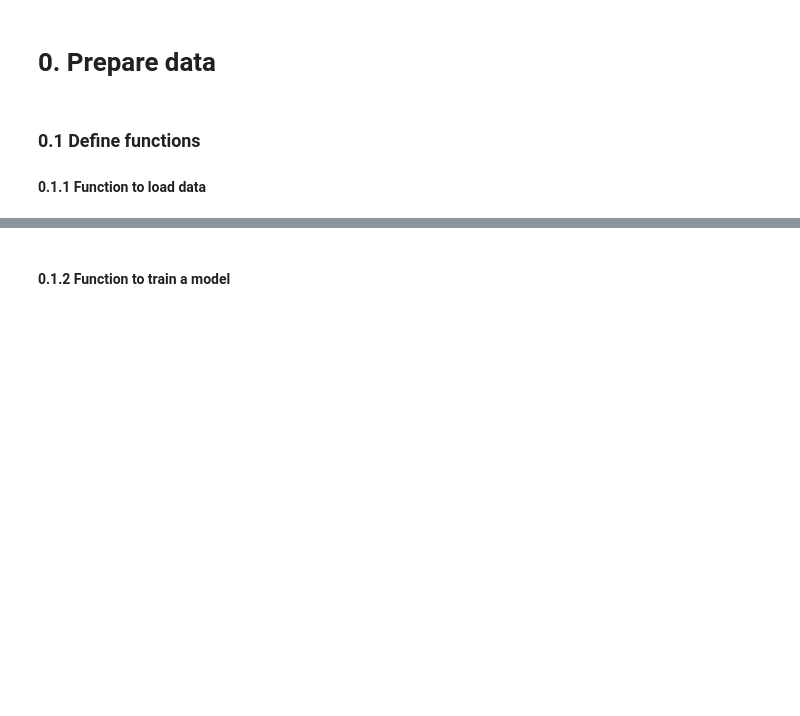
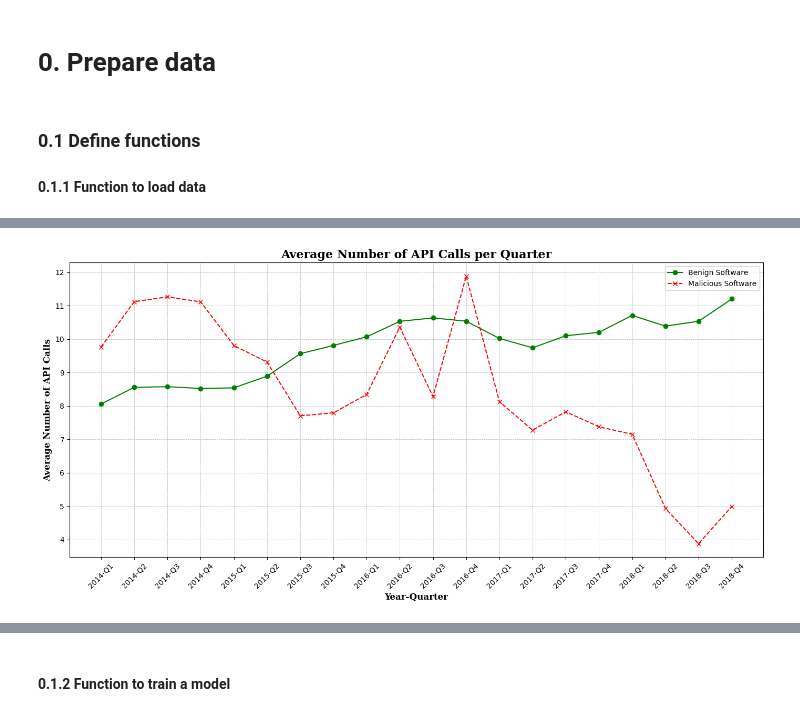
Before and after one commit to changjoon-park/kings-project, a Jupyter notebook: data/project.ipynb, the cells around one changed output, grey strips where cells are left out. Saved outputs shown, nothing was run; the diff lists cells and outputs as text; code cells hidden in the pictures; blank space fills up the shorter version.

```diff
--- a/data/project.ipynb
+++ b/data/project.ipynb
@@ -48,7 +48,7 @@ def load_metadata(dataset_path):
 dataset_path = './extended-features/'
 
 # Load the data
-X, feature_names = load_X(dataset_path, reduced=True)
+X, feature_names = load_X(dataset_path, reduced=False)
 y = load_y(dataset_path)
 metadata = load_metadata(dataset_path)
 
@@ -136,0 +144,11 @@ Total malicious: 26387 (10.18%)
+# %%
+# Print a few examples of the combined data
+print("\nSample of combined data with API call counts:")
+for entry in combined_api_data[:5]:
+    print(entry)
+# You can also create a DataFrame for further analysis
+import pandas as pd
+
+df = pd.DataFrame(combined_api_data)
+print("\nDataFrame with API call counts and categories:")
+print(df.head())
@@ -136,0 +229,41 @@ Total malicious: 26387 (10.18%)
+# %%
+import matplotlib.pyplot as plt
+
+# Calculate the average number of API calls per quarter and category
+quarterly_api_calls = defaultdict(lambda: {'benign': [], 'malicious': []})
+
+for entry in combined_api_data:
+    quarterly_api_calls[entry['quarter']][entry['category']].append(entry['api_call_count'])
+
+average_api_calls = {
+    quarter: {
+        'benign': np.mean(values['benign']) if values['benign'] else 0,
+        'malicious': np.mean(values['malicious']) if values['malicious'] else 0
+    }
+    for quarter, values in quarterly_api_calls.items()
+}
+
+# Sort the quarters
+quarters = sorted(average_api_calls.keys())
+
+# Extract the data for plotting
+benign_averages = [average_api_calls[q]['benign'] for q in quarters]
+malicious_averages = [average_api_calls[q]['malicious'] for q in quarters]
+
+# Plotting the data
+plt.figure(figsize=(14, 7))
+plt.plot(quarters, benign_averages, marker='o', linestyle='-', color='green', label='Benign Software')
+plt.plot(quarters, malicious_averages, marker='x', linestyle='--', color='red', label='Malicious Software')
+plt.xlabel('Year-Quarter', fontsize=12, fontweight='bold', family='serif')
+plt.ylabel('Average Number of API Calls', fontsize=12, fontweight='bold', family='serif')
+plt.title('Average Number of API Calls per Quarter', fontsize=16, fontweight='bold', family='serif')
+plt.legend()
+plt.grid(True, linestyle='--', linewidth=0.5)
+plt.xticks(rotation=45)
+
+plt.tight_layout()
+
+# Display the plot
+plt.show()
+# %% [output]
+[figure, added]
```
Also changed, not shown: parts of 7 cells of this notebook, 1 other file.
